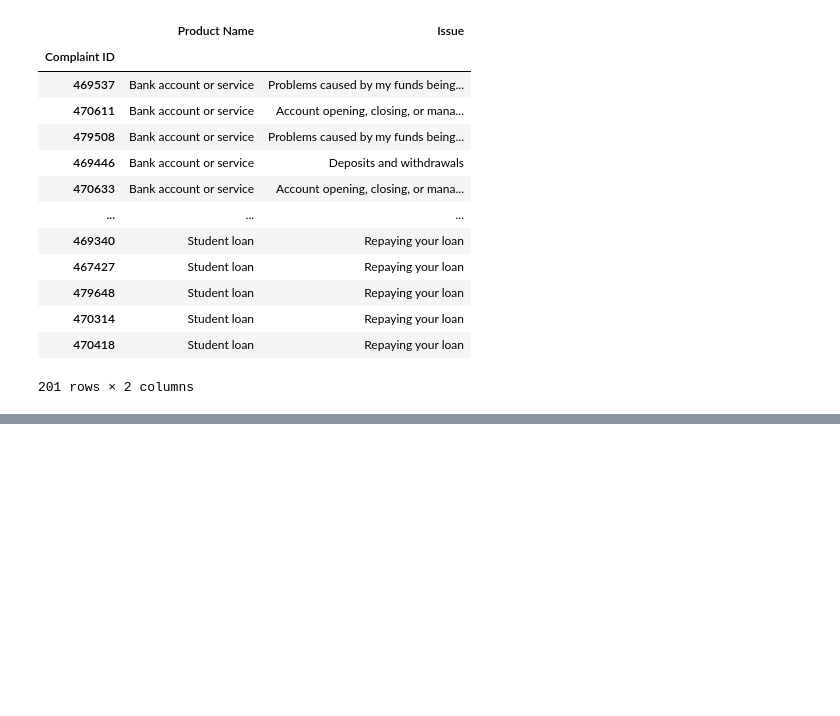
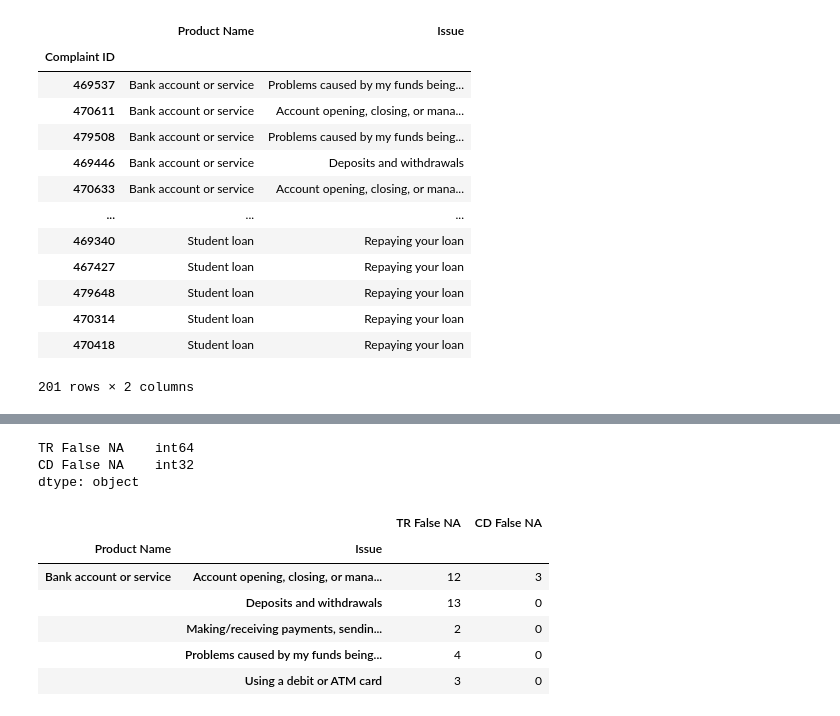
Before and after one commit to ecviridova/epam_training, a Jupyter notebook: complaints.ipynb, the cells around one changed output, grey strips where cells are left out. Cells and saved outputs as stored; diff of their text form; code cells hidden in the pictures; blank space fills up the shorter version.

```diff
--- a/complaints.ipynb
+++ b/complaints.ipynb
@@ -148,0 +171,19 @@ df[df['Consumer Disputed']==True ].groupby(['Product Name','Issue']).sum().sort_
+# %%
+# full join on index
+res = tr_ic_df.merge(cd_ic_df, left_index=True, right_index=True, how='outer').fillna(0)
+res['CD False NA'] = res['CD False NA'].astype(int, errors='raise')
+res.dtypes
+# %% [output]
+TR False NA    int64
+CD False NA    int32
+dtype: object
+# %%
+res.head()
+# %% [output]
+|  |  | TR False NA | CD False NA |
+| Product Name | Issue |  |  |
+| Bank account or service | Account opening, closing, or mana... | 12 | 3 |
+|  | Deposits and withdrawals | 13 | 0 |
+|  | Making/receiving payments, sendin... | 2 | 0 |
+|  | Problems caused by my funds being... | 4 | 0 |
+|  | Using a debit or ATM card | 3 | 0 |
```
Also changed, not shown: parts of 26 cells of this notebook.
